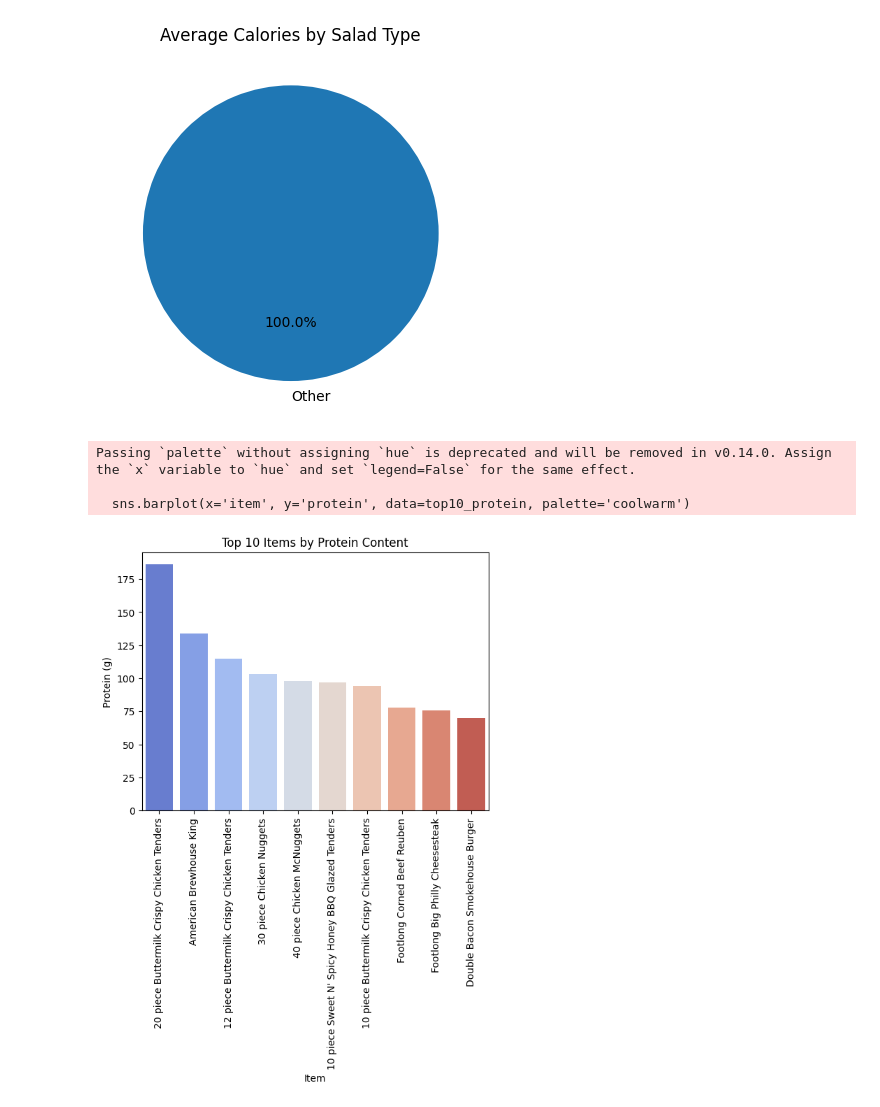
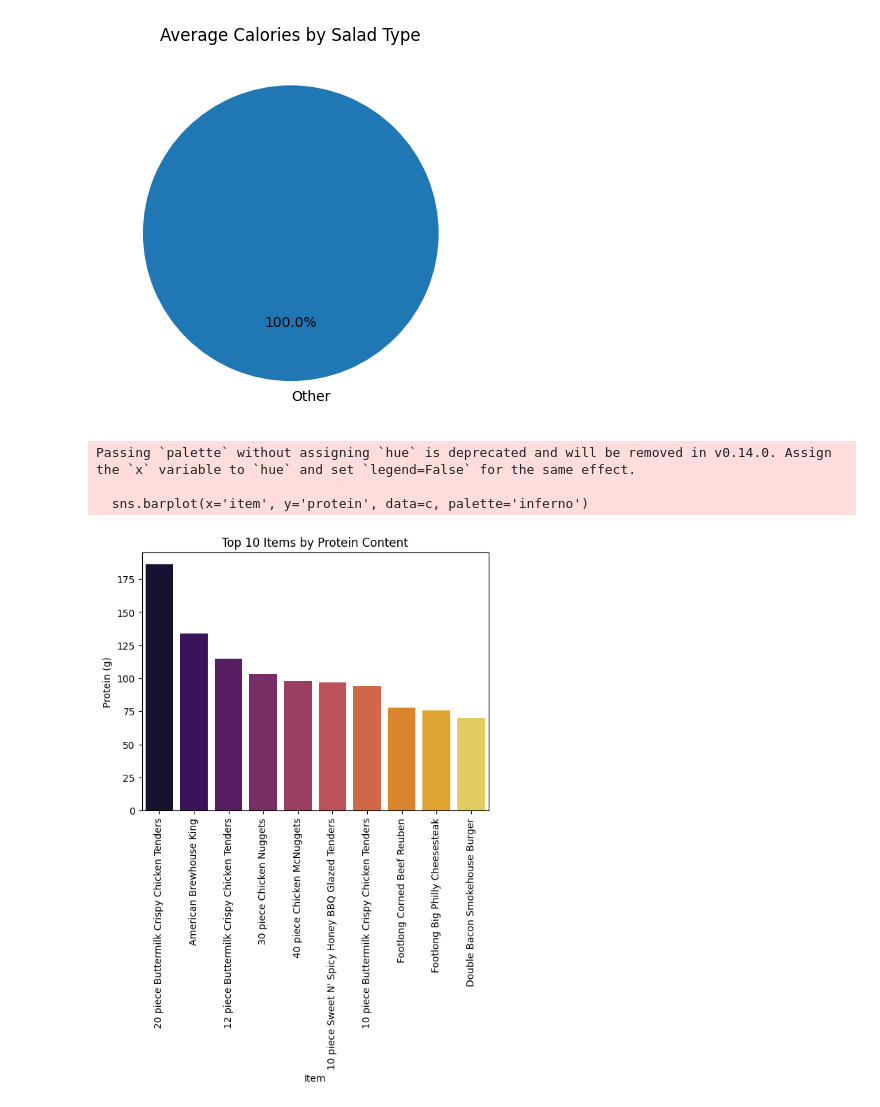
Before and after one commit to naxalatex/https---github.com-naxalatex-fastfood, a Jupyter notebook: fastfood.ipynb, the cells around one changed output. Saved outputs shown, nothing was run; the diff lists cells and outputs as text; code cells hidden in the pictures.

```diff
--- a/fastfood.ipynb
+++ b/fastfood.ipynb
@@ -53,18 +59,18 @@ plt.show()
 # %% [output]
 [figure]
 # %%
-top10_protein = df.sort_values('protein', ascending=False).head(10)
-sns.barplot(x='item', y='protein', data=top10_protein, palette='coolwarm')
+c = df.sort_values('protein', ascending=False).head(10)
+sns.barplot(x='item', y='protein', data=c, palette='inferno')
 plt.title("Top 10 Items by Protein Content")
 plt.xlabel("Item")
 plt.ylabel("Protein (g)")
 plt.xticks(rotation=90)
 plt.show()
 # %% [output]
 Passing `palette` without assigning `hue` is deprecated and will be removed in v0.14.0. Assign the `x` variable to `hue` and set `legend=False` for the same effect.
 
-  sns.barplot(x='item', y='protein', data=top10_protein, palette='coolwarm')
+  sns.barplot(x='item', y='protein', data=c, palette='inferno')
-[figure, old version]
+[figure, new version]
 # %%
 df= df.corr(numeric_only=True)
 plt.figure(figsize=(8,6))
```
Also changed, not shown: parts of 3 cells of this notebook, 1 other file.
